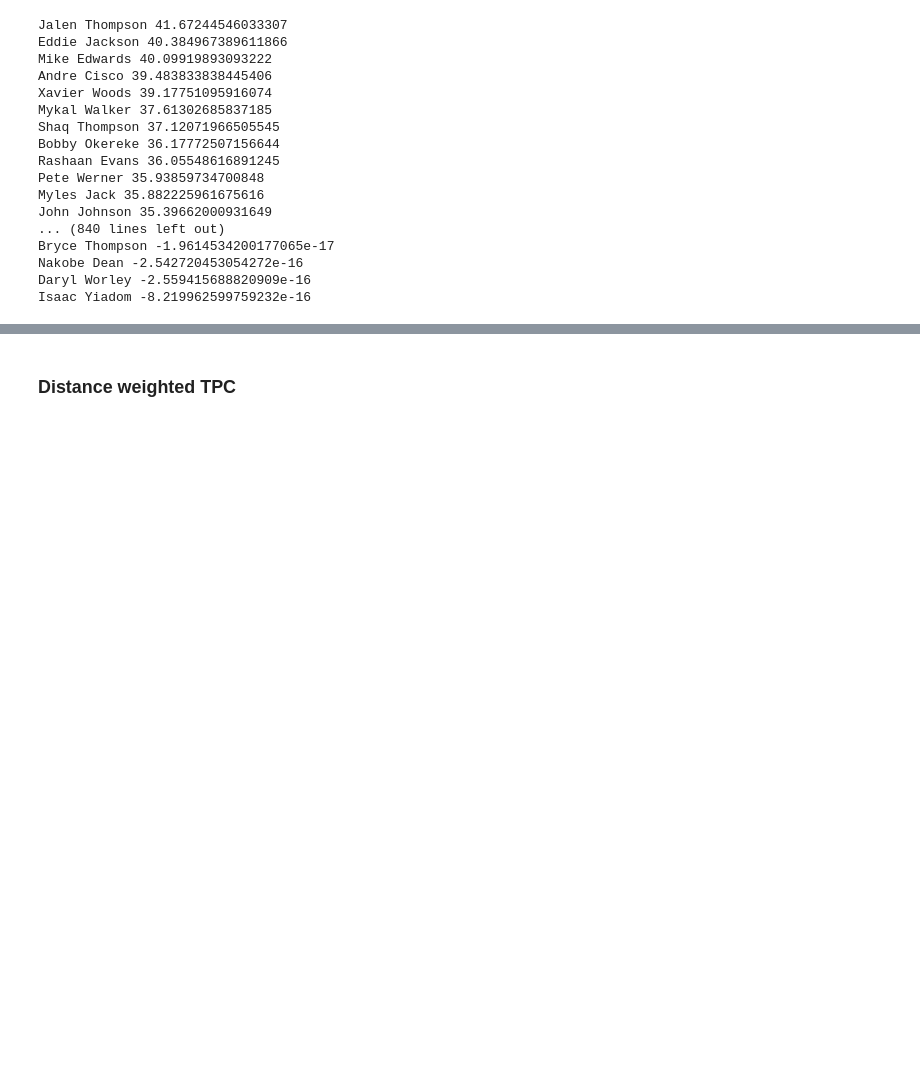
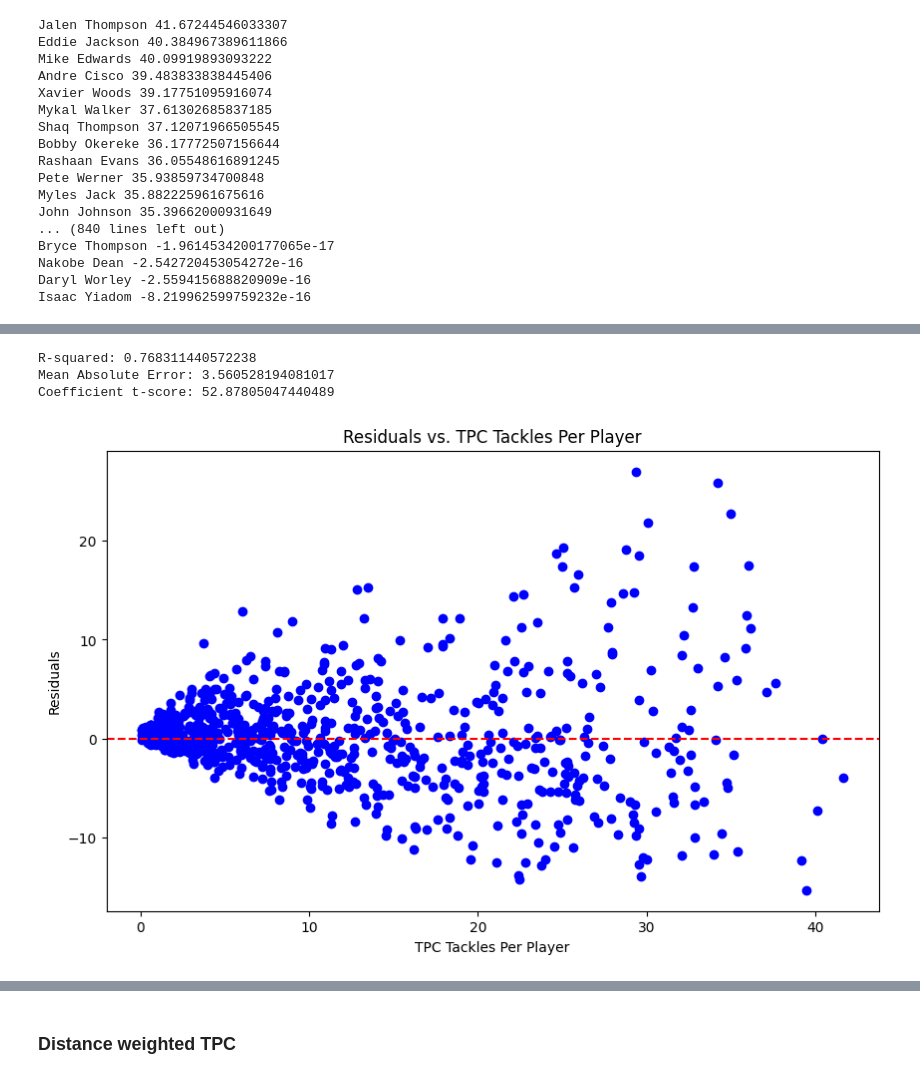
Before and after one commit to arham-habib/nfl-big-data-bowl-2024, a Jupyter notebook: nfl_big_data_bowl.ipynb, the cells around one changed output, grey strips where cells are left out. Drawn from its saved outputs; the diff is of its cells as text; code cells hidden in the pictures; blank space fills up the shorter version.

Commit message:
updates to the notebook
plotted the residuals

```diff
--- a/nfl_big_data_bowl.ipynb
+++ b/nfl_big_data_bowl.ipynb
@@ -1318,0 +1369,48 @@ ValueError: Found input variables with inconsistent numbers of samples: [856, 79
+# %%
+from sklearn.metrics import mean_absolute_error
+from scipy import stats
+import numpy as np
+import matplotlib.pyplot as plt
+from sklearn.linear_model import LinearRegression
+
+# Assuming x and y are already defined as per previous examples
+
+# Fit the model
+model = LinearRegression(fit_intercept=False)
+model.fit(x, y)
+
+# Predictions
+y_pred = model.predict(x)
+
+# Residuals
+residuals = y - y_pred
+
+# Calculate R-squared
+r_squared = model.score(x, y)
+
+# Calculate Mean Absolute Error
+mae = mean_absolute_error(y, y_pred)
+
+# Calculate the t-score for the coefficient
+# Note: This is a simplified calculation and assumes large sample size
+stderr = np.sqrt(np.mean(residuals**2) / np.sum((x - np.mean(x))**2))
+t_score = model.coef_[0] / stderr
+
+# Printing statistics
+print(f"R-squared: {r_squared}")
+print(f"Mean Absolute Error: {mae}")
+print(f"Coefficient t-score: {t_score}")
+
+# Plotting residuals
+plt.figure(figsize=(10, 6))
+plt.scatter(x, residuals, color='blue')
+plt.axhline(y=0, color='red', linestyle='--')
+plt.xlabel('TPC Tackles Per Player')
+plt.ylabel('Residuals')
+plt.title('Residuals vs. TPC Tackles Per Player')
+plt.show()
+# %% [output]
+R-squared: 0.768311440572238
+Mean Absolute Error: 3.560528194081017
+Coefficient t-score: 52.87805047440489
+[figure, added]
```
Also changed, not shown: parts of 16 cells of this notebook, 1 other file.
